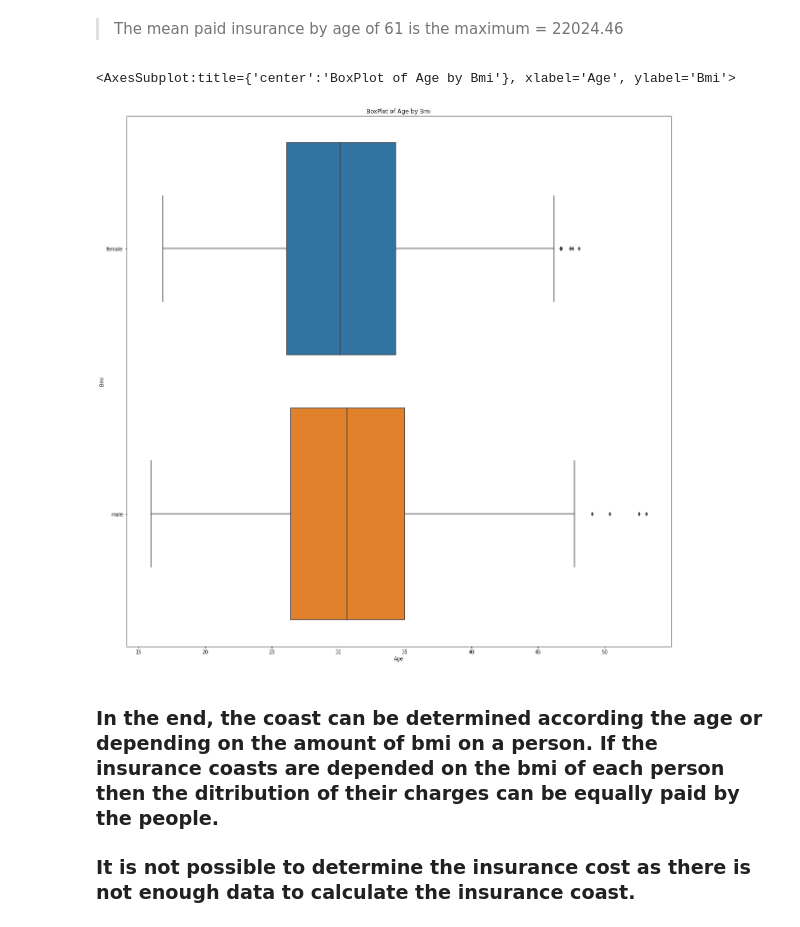
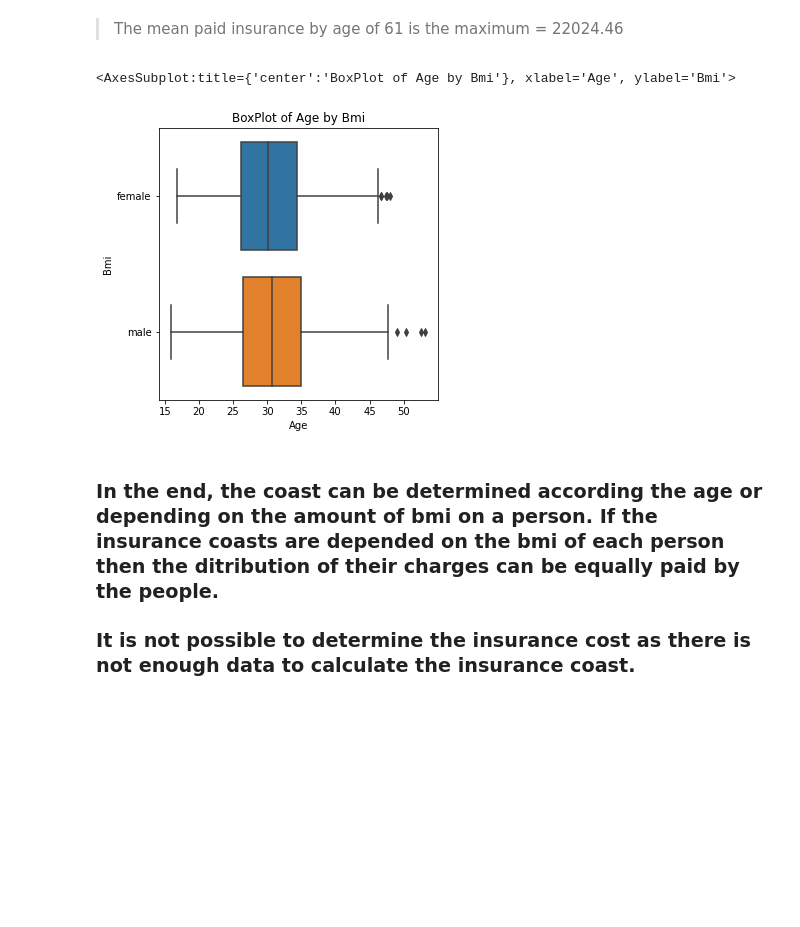
Before and after one commit to data301-2021-winter1/project-group60-project, a Jupyter notebook: notebooks/analysis2.ipynb, the cells around one changed output. Saved outputs shown, nothing was run; the diff lists cells and outputs as text; code cells hidden in the pictures; blank space fills up the shorter version.

```diff
--- a/notebooks/analysis2.ipynb
+++ b/notebooks/analysis2.ipynb
@@ -291,16 +291,16 @@ Mean charge for age 63 : 19884.998460869567
 # %% [markdown]
 > The mean paid insurance by age of 61 is the maximum = 22024.46
 # %%
-a4_dims = (20, 20)
+a4_dims = (5, 5)
 fig, ax = plt.subplots(figsize=a4_dims)
 ax = sns.boxplot(x="bmi", y="sex", data=dfp)
 ax.set_title('BoxPlot of Age by Bmi')
 ax.set_xlabel("Age")
 ax.set_ylabel("Bmi")
 ax
 # %% [output]
 <AxesSubplot:title={'center':'BoxPlot of Age by Bmi'}, xlabel='Age', ylabel='Bmi'>
-[figure, old version]
+[figure, new version]
 # %%
 ax = sns.lmplot(data=dfp, x="age",y="bmi",hue="charges")
 ax.fig.set_size_inches(10,10)
```
Also changed, not shown: parts of 2 cells of this notebook, 1 other file.
